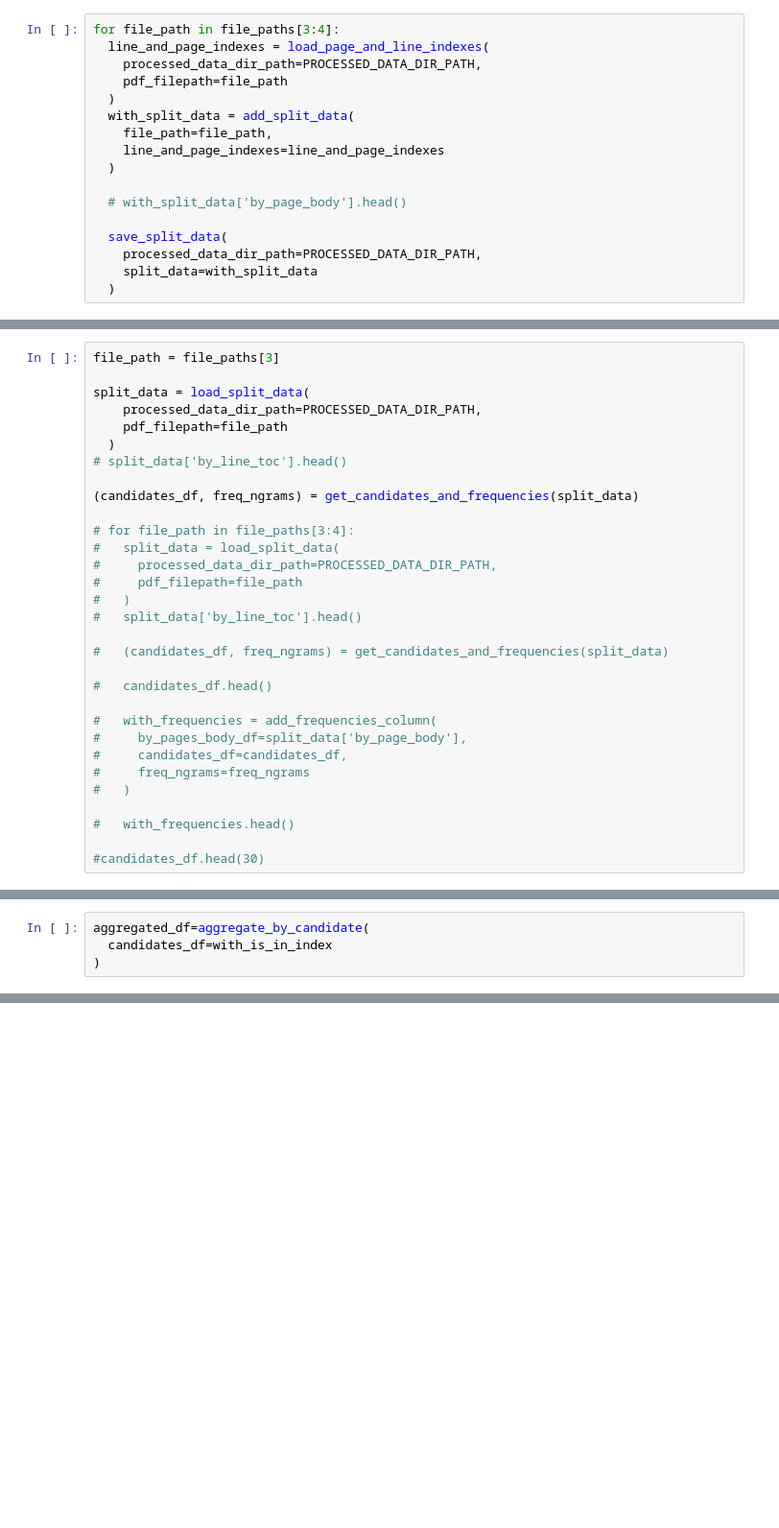
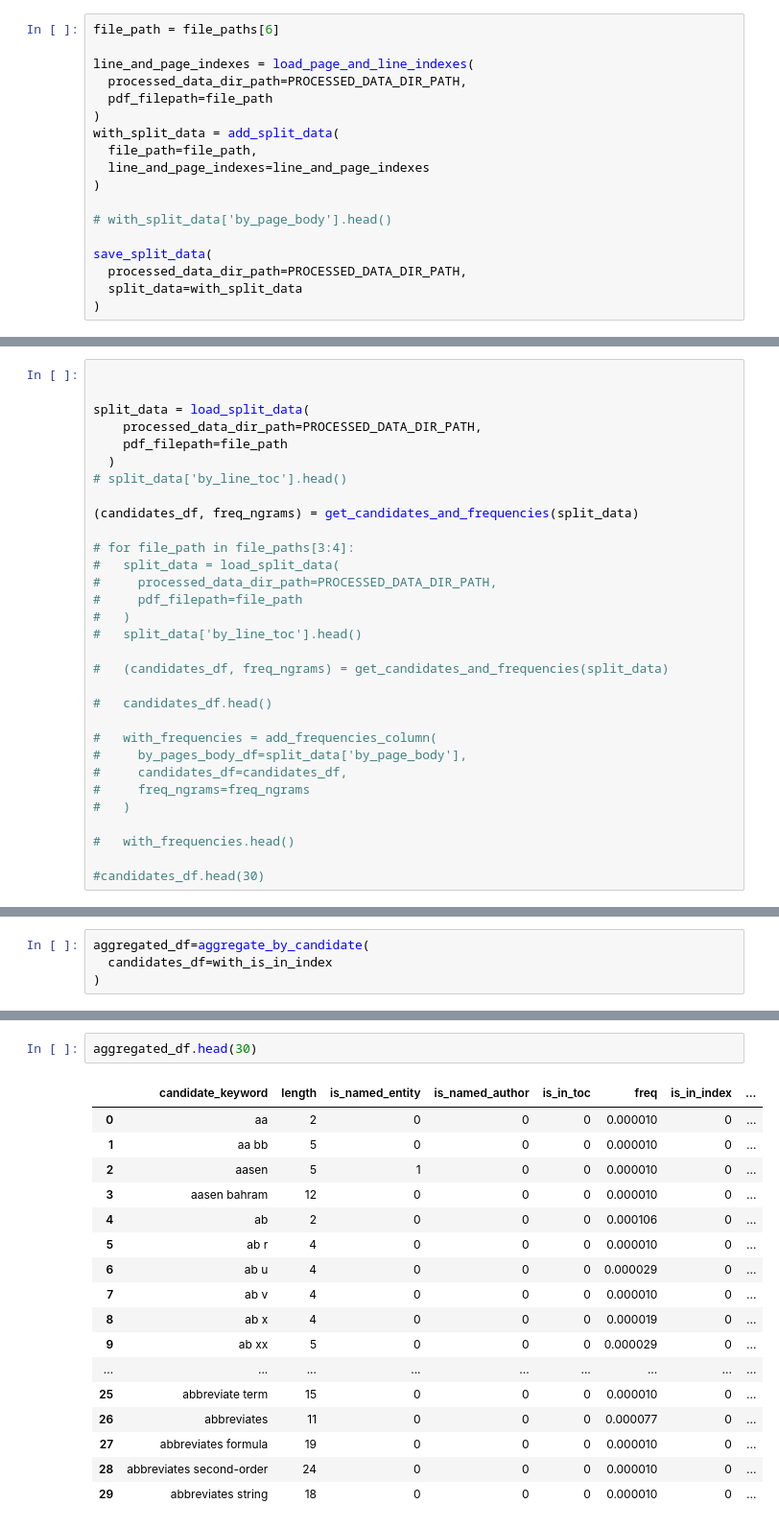
Before and after one commit to bertagrim/index_generator, a Jupyter notebook: src/prepare_data.ipynb, the cells around one changed output, grey strips where cells are left out. Shown at 96% size. Cells and saved outputs as stored; diff of their text form; blank space fills up the shorter version.

```diff
--- a/src/prepare_data.ipynb
+++ b/src/prepare_data.ipynb
@@ -56,21 +73,22 @@ for file_path in file_paths[3:4]:
 # %% [markdown]
 # Data set split
 # %%
-for file_path in file_paths[3:4]:
-  line_and_page_indexes = load_page_and_line_indexes(
-    processed_data_dir_path=PROCESSED_DATA_DIR_PATH,
-    pdf_filepath=file_path
-  )
-  with_split_data = add_split_data(
-    file_path=file_path,
-    line_and_page_indexes=line_and_page_indexes
-  )
+file_path = file_paths[6]
 
-  # with_split_data['by_page_body'].head()
+line_and_page_indexes = load_page_and_line_indexes(
+  processed_data_dir_path=PROCESSED_DATA_DIR_PATH,
+  pdf_filepath=file_path
+)
+with_split_data = add_split_data(
+  file_path=file_path,
+  line_and_page_indexes=line_and_page_indexes
+)
 
-  save_split_data(
-    processed_data_dir_path=PROCESSED_DATA_DIR_PATH,
-    split_data=with_split_data
-  )
+# with_split_data['by_page_body'].head()
+
+save_split_data(
+  processed_data_dir_path=PROCESSED_DATA_DIR_PATH,
+  split_data=with_split_data
+)
 # %% [markdown]
 # Prepare input data frames
@@ -77,5 +125,5 @@ for file_path in file_paths[3:4]:
 # %%
-file_path = file_paths[3]
+
 
 split_data = load_split_data(
     processed_data_dir_path=PROCESSED_DATA_DIR_PATH,
@@ -175,0 +258,20 @@ aggregated_df=aggregate_by_candidate(
+# %%
+aggregated_df.head(30)
+# %% [output]
+|  | candidate_keyword | length | is_named_entity | is_named_author | is_in_toc | freq | is_in_index | ... |
+| 0 | aa | 2 | 0 | 0 | 0 | 0.000010 | 0 | ... |
+| 1 | aa bb | 5 | 0 | 0 | 0 | 0.000010 | 0 | ... |
+| 2 | aasen | 5 | 1 | 0 | 0 | 0.000010 | 0 | ... |
+| 3 | aasen bahram | 12 | 0 | 0 | 0 | 0.000010 | 0 | ... |
+| 4 | ab | 2 | 0 | 0 | 0 | 0.000106 | 0 | ... |
+| 5 | ab r | 4 | 0 | 0 | 0 | 0.000010 | 0 | ... |
+| 6 | ab u | 4 | 0 | 0 | 0 | 0.000029 | 0 | ... |
+| 7 | ab v | 4 | 0 | 0 | 0 | 0.000010 | 0 | ... |
+| 8 | ab x | 4 | 0 | 0 | 0 | 0.000019 | 0 | ... |
+| 9 | ab xx | 5 | 0 | 0 | 0 | 0.000029 | 0 | ... |
+| ... | ... | ... | ... | ... | ... | ... | ... | ... |
+| 25 | abbreviate term | 15 | 0 | 0 | 0 | 0.000010 | 0 | ... |
+| 26 | abbreviates | 11 | 0 | 0 | 0 | 0.000077 | 0 | ... |
+| 27 | abbreviates formula | 19 | 0 | 0 | 0 | 0.000010 | 0 | ... |
+| 28 | abbreviates second-order | 24 | 0 | 0 | 0 | 0.000010 | 0 | ... |
+| 29 | abbreviates string | 18 | 0 | 0 | 0 | 0.000010 | 0 | ... |
```
Also changed, not shown: parts of 15 cells of this notebook, 3 other files.
